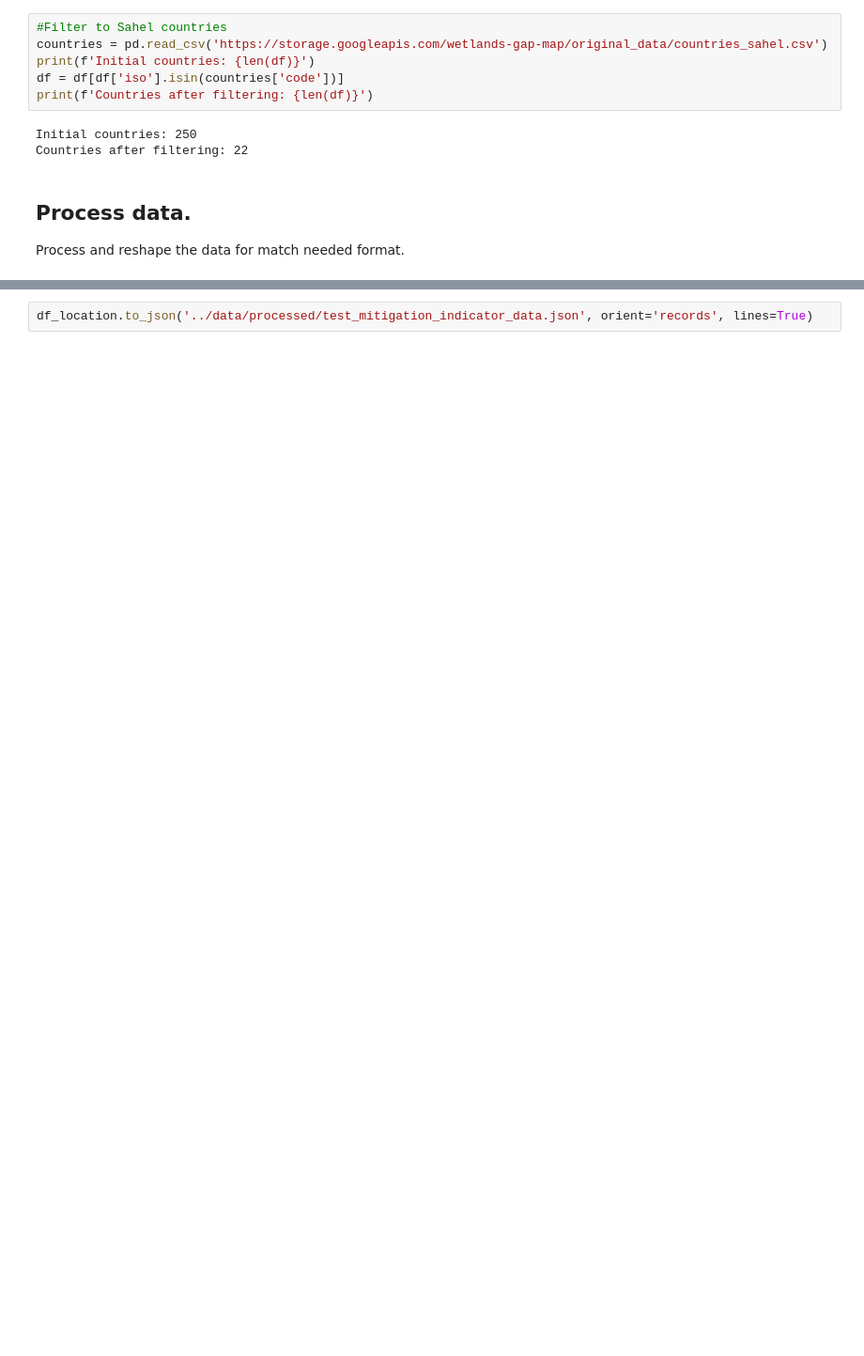
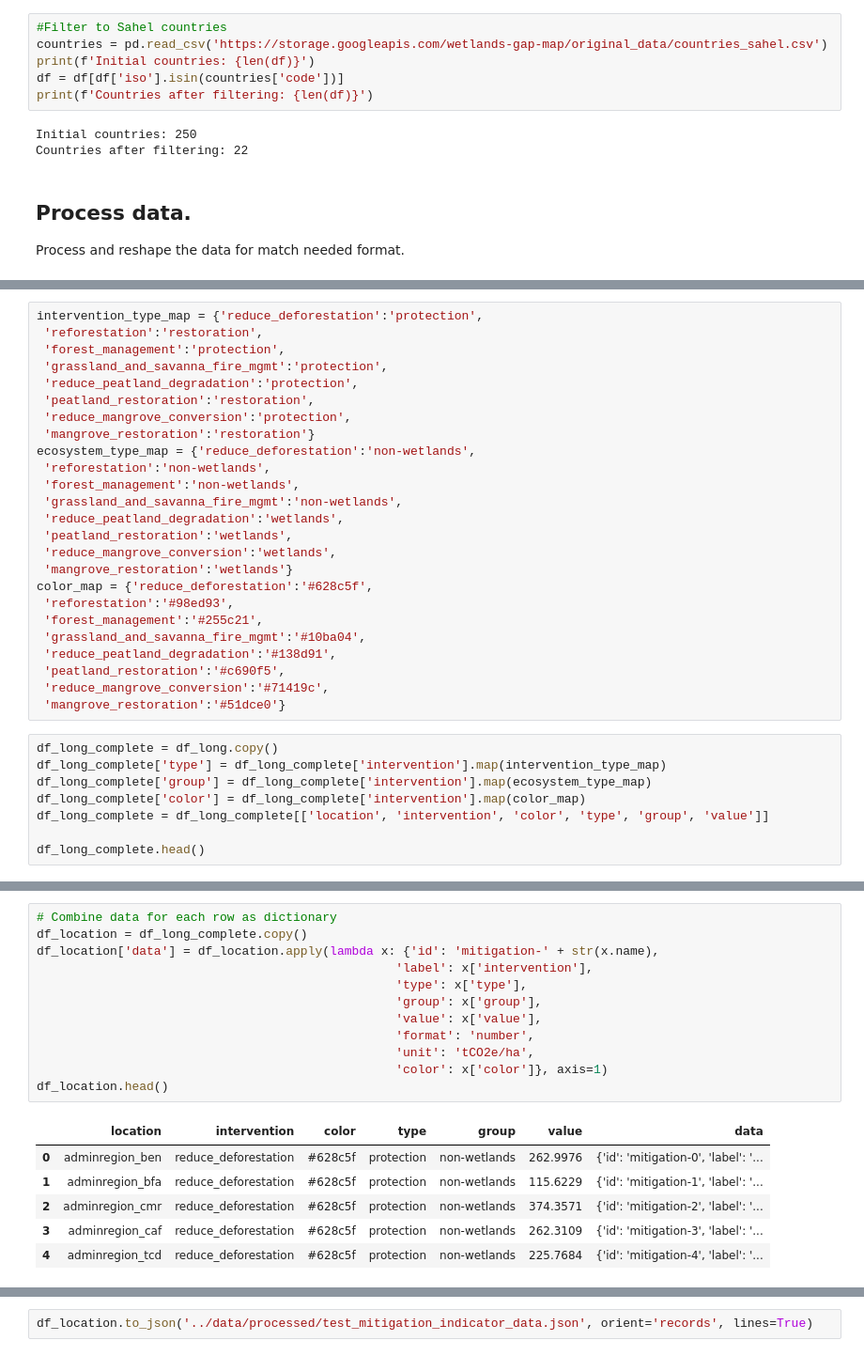
Before and after one commit to wetlands-international/wetlands-atlas, a Jupyter notebook: data-processing/notebooks/04_data_prep_mitigation.ipynb, the cells around one changed output, grey strips where cells are left out. Shown: that part at 94% size. Saved outputs shown, nothing was run; the diff lists cells and outputs as text; blank space fills up the shorter version.

```diff
--- a/data-processing/notebooks/04_data_prep_mitigation.ipynb
+++ b/data-processing/notebooks/04_data_prep_mitigation.ipynb
@@ -79,0 +75,33 @@ df_location.head()
+# %%
+intervention_type_map = {'reduce_deforestation':'protection',
+ 'reforestation':'restoration',
+ 'forest_management':'protection',
+ 'grassland_and_savanna_fire_mgmt':'protection',
+ 'reduce_peatland_degradation':'protection',
+ 'peatland_restoration':'restoration',
+ 'reduce_mangrove_conversion':'protection',
+ 'mangrove_restoration':'restoration'}
+ecosystem_type_map = {'reduce_deforestation':'non-wetlands',
+ 'reforestation':'non-wetlands',
+ 'forest_management':'non-wetlands',
+ 'grassland_and_savanna_fire_mgmt':'non-wetlands',
+ 'reduce_peatland_degradation':'wetlands',
+ 'peatland_restoration':'wetlands',
+ 'reduce_mangrove_conversion':'wetlands',
+ 'mangrove_restoration':'wetlands'}
+color_map = {'reduce_deforestation':'#628c5f',
+ 'reforestation':'#98ed93',
+ 'forest_management':'#255c21',
+ 'grassland_and_savanna_fire_mgmt':'#10ba04',
+ 'reduce_peatland_degradation':'#138d91',
+ 'peatland_restoration':'#c690f5',
+ 'reduce_mangrove_conversion':'#71419c',
+ 'mangrove_restoration':'#51dce0'}
+# %%
+df_long_complete = df_long.copy()
+df_long_complete['type'] = df_long_complete['intervention'].map(intervention_type_map)
+df_long_complete['group'] = df_long_complete['intervention'].map(ecosystem_type_map)
+df_long_complete['color'] = df_long_complete['intervention'].map(color_map)
+df_long_complete = df_long_complete[['location', 'intervention', 'color', 'type', 'group', 'value']]
+
+df_long_complete.head()
@@ -79,0 +115,19 @@ df_location.head()
+# %%
+# Combine data for each row as dictionary
+df_location = df_long_complete.copy()
+df_location['data'] = df_location.apply(lambda x: {'id': 'mitigation-' + str(x.name),
+                                                 'label': x['intervention'],
+                                                 'type': x['type'],
+                                                 'group': x['group'],
+                                                 'value': x['value'],
+                                                 'format': 'number',
+                                                 'unit': 'tCO2e/ha',
+                                                 'color': x['color']}, axis=1)
+df_location.head()
+# %% [output]
+|  | location | intervention | color | type | group | value | data |
+| 0 | adminregion_ben | reduce_deforestation | #628c5f | protection | non-wetlands | 262.9976 | {'id': 'mitigation-0', 'label': '... |
+| 1 | adminregion_bfa | reduce_deforestation | #628c5f | protection | non-wetlands | 115.6229 | {'id': 'mitigation-1', 'label': '... |
+| 2 | adminregion_cmr | reduce_deforestation | #628c5f | protection | non-wetlands | 374.3571 | {'id': 'mitigation-2', 'label': '... |
+| 3 | adminregion_caf | reduce_deforestation | #628c5f | protection | non-wetlands | 262.3109 | {'id': 'mitigation-3', 'label': '... |
+| 4 | adminregion_tcd | reduce_deforestation | #628c5f | protection | non-wetlands | 225.7684 | {'id': 'mitigation-4', 'label': '... |
```
Also changed, not shown: parts of 17 cells of this notebook.
